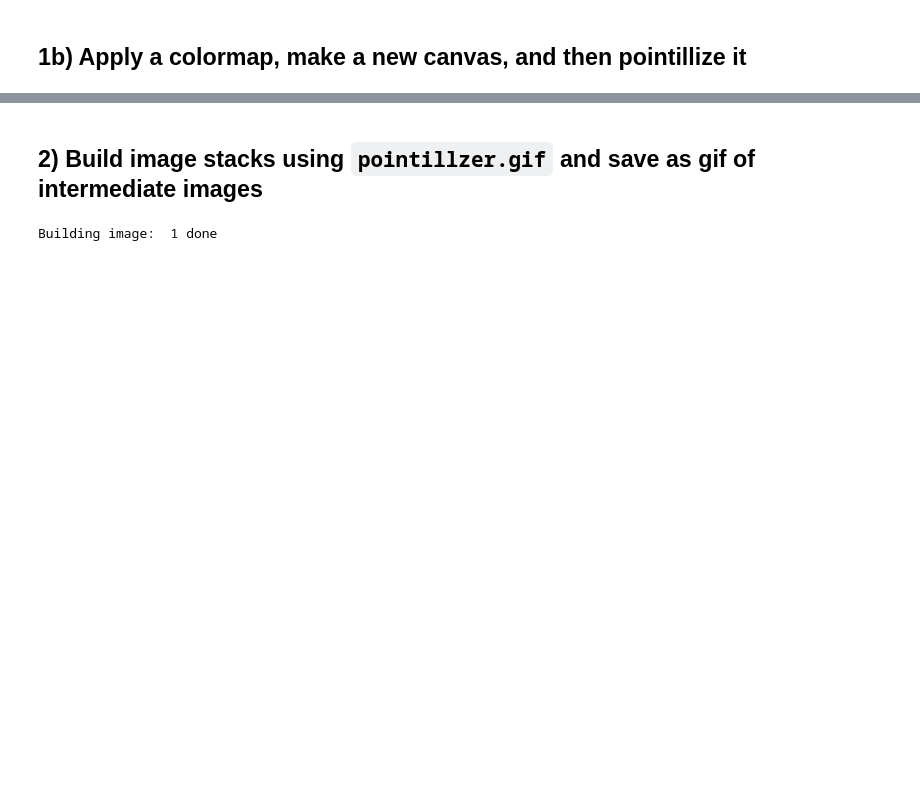
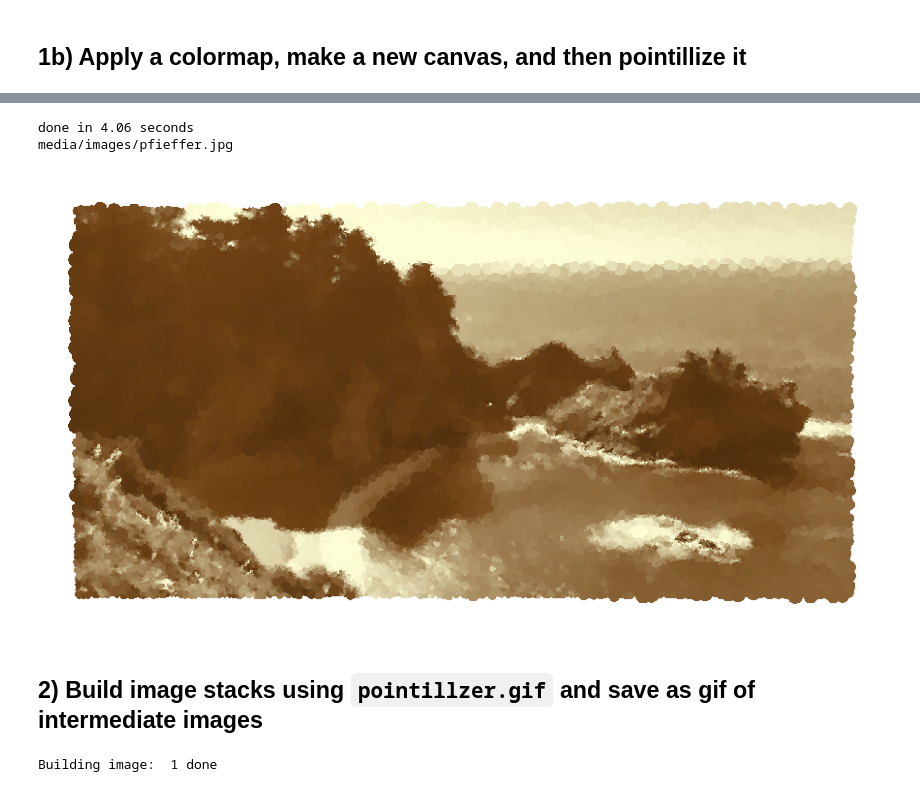
Before and after one commit to tsennott/pointillism, a Jupyter notebook: Pointillism Example Usage.ipynb, the cells around one changed output, grey strips where cells are left out. Saved outputs shown, nothing was run; the diff lists cells and outputs as text; code cells hidden in the pictures; blank space fills up the shorter version.

Commit message:
added new sepia color setting

```diff
--- a/Pointillism Example Usage.ipynb
+++ b/Pointillism Example Usage.ipynb
@@ -63,5 +63,19 @@ done in 3.27 seconds
 media/images/pfieffer.jpg
 [figure]
+# %%
+# Apply a colormap
+point.colormap('sepia')
+
+# Reset output canvas
+point._newImage(border=100)
+
+# Make and display
+point.make('fine')
+point.display()
+# %% [output]
+done in 4.06 seconds
+media/images/pfieffer.jpg
+[figure, added]
 # %% [markdown]
 ## 2) Build image stacks using `pointillzer.gif` and save as gif of intermediate images
 # %%
```
Also changed, not shown: parts of 7 cells of this notebook, 2 other files.
